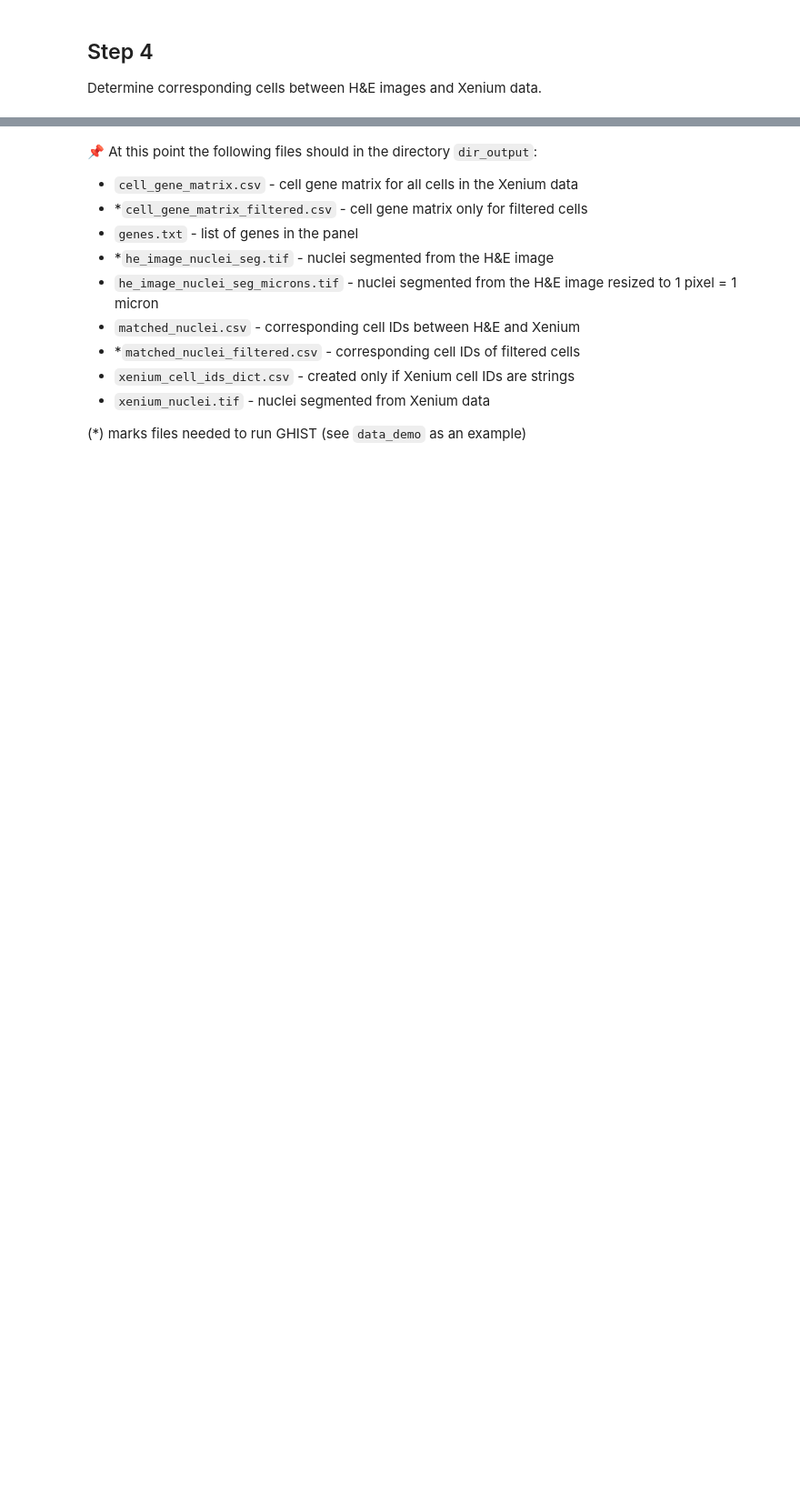
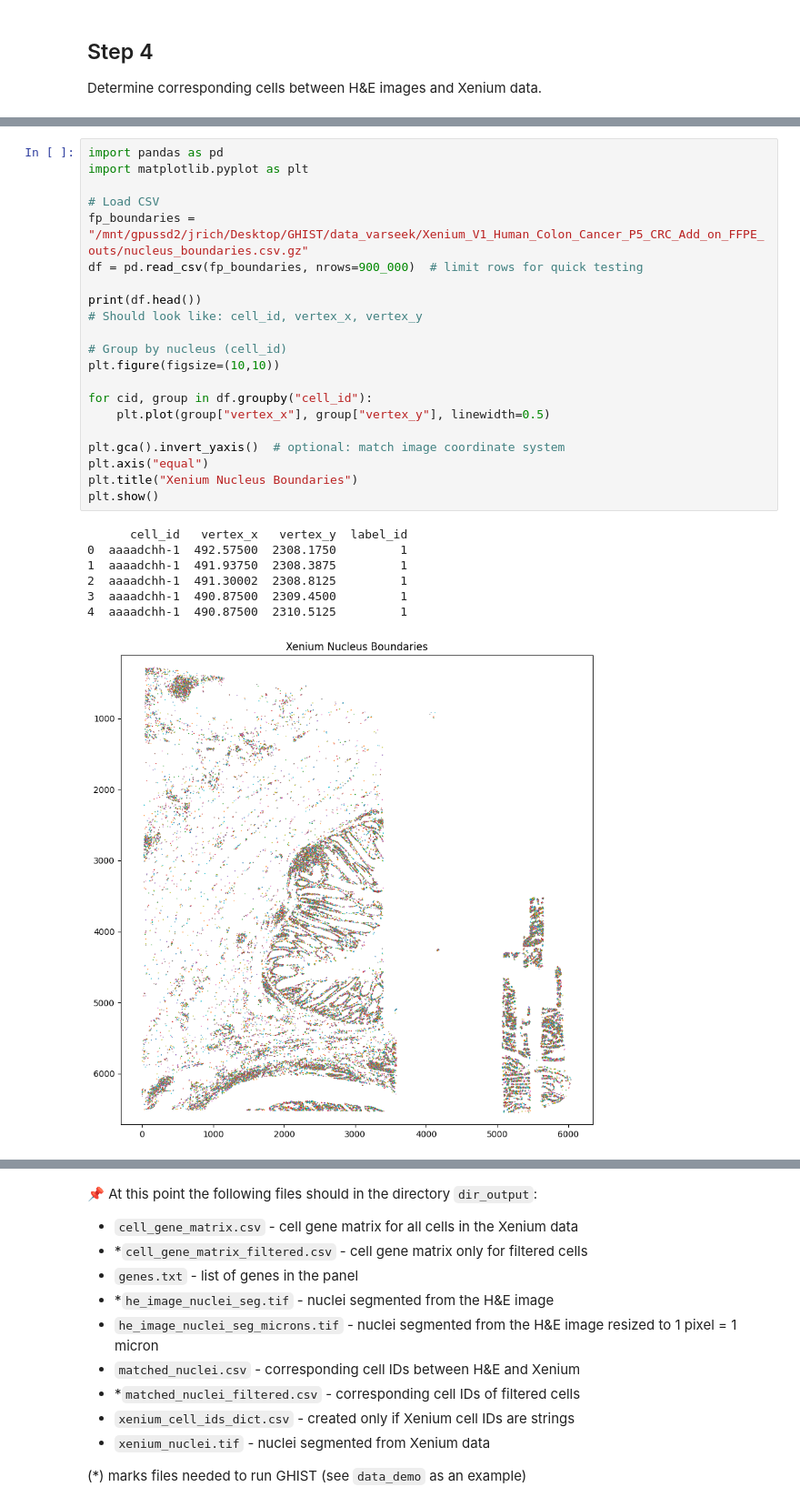
Before and after one commit to josephrich98/GHIST, a Jupyter notebook: varseek_notebooks/1_data_preprocessing.ipynb, the cells around one changed output, grey strips where cells are left out. Shown at 91% size. Drawn from its saved outputs; the diff is of its cells as text; blank space fills up the shorter version.

```diff
--- a/varseek_notebooks/1_data_preprocessing.ipynb
+++ b/varseek_notebooks/1_data_preprocessing.ipynb
@@ -263,0 +304,29 @@ Determine corresponding cells between H&E images and Xenium data.
+# %%
+import pandas as pd
+import matplotlib.pyplot as plt
+
+# Load CSV
+fp_boundaries = "/mnt/gpussd2/jrich/Desktop/GHIST/data_varseek/Xenium_V1_Human_Colon_Cancer_P5_CRC_Add_on_FFPE_outs/nucleus_boundaries.csv.gz"
+df = pd.read_csv(fp_boundaries, nrows=900_000)  # limit rows for quick testing
+
+print(df.head())
+# Should look like: cell_id, vertex_x, vertex_y
+
+# Group by nucleus (cell_id)
+plt.figure(figsize=(10,10))
+
+for cid, group in df.groupby("cell_id"):
+    plt.plot(group["vertex_x"], group["vertex_y"], linewidth=0.5)
+
+plt.gca().invert_yaxis()  # optional: match image coordinate system
+plt.axis("equal")
+plt.title("Xenium Nucleus Boundaries")
+plt.show()
+# %% [output]
+      cell_id   vertex_x   vertex_y  label_id
+0  aaaadchh-1  492.57500  2308.1750         1
+1  aaaadchh-1  491.93750  2308.3875         1
+2  aaaadchh-1  491.30002  2308.8125         1
+3  aaaadchh-1  490.87500  2309.4500         1
+4  aaaadchh-1  490.87500  2310.5125         1
+[figure, added]
```
Also changed, not shown: parts of 10 cells of this notebook, 2 other files.
